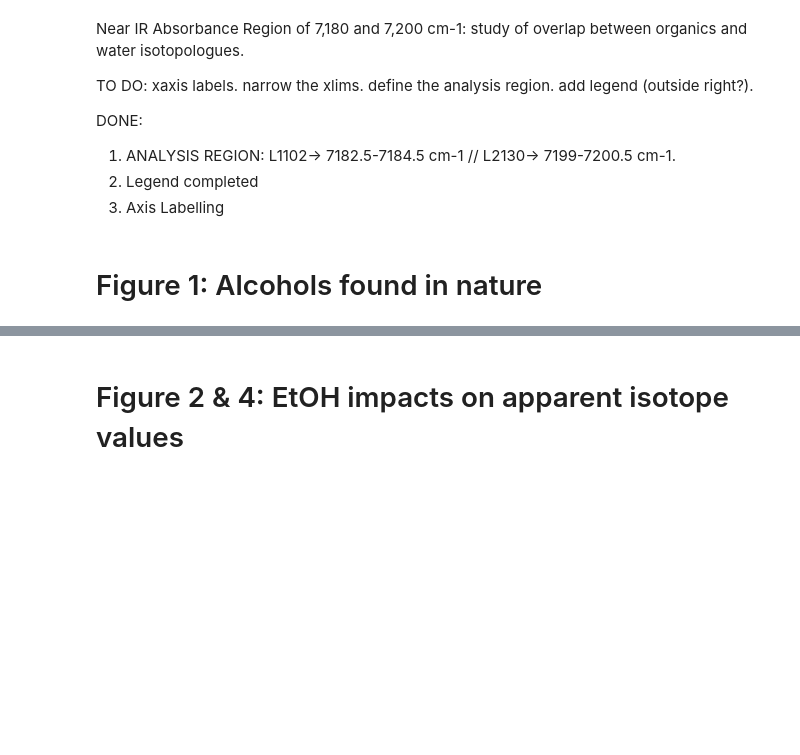
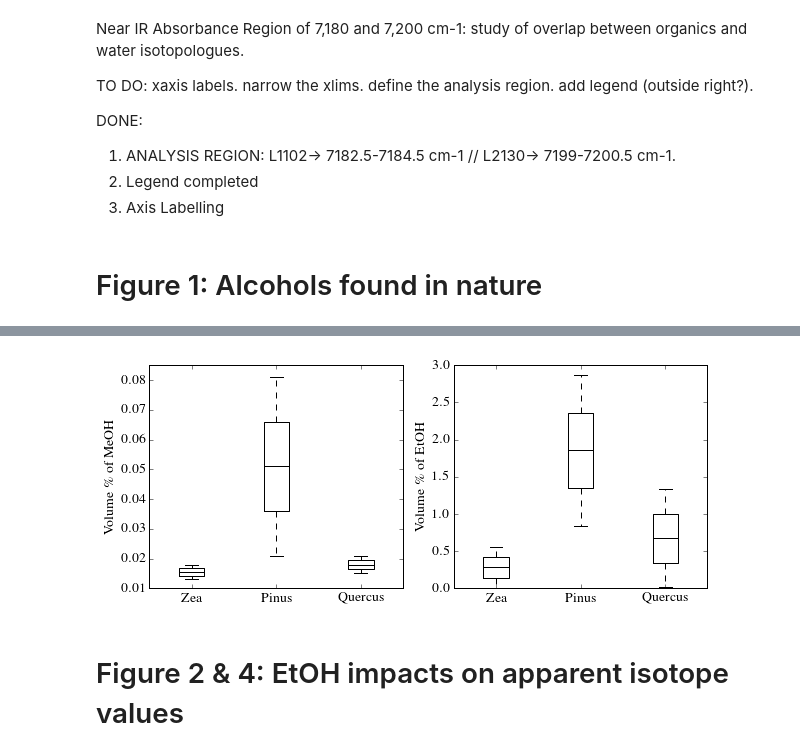
Before and after one commit to wolfhelius/isodopes, a Jupyter notebook: Isodopes Plotting.ipynb, the cells around one changed output, grey strips where cells are left out. Drawn from its saved outputs; the diff is of its cells as text; code cells hidden in the pictures; blank space fills up the shorter version.

```diff
--- a/Isodopes Plotting.ipynb
+++ b/Isodopes Plotting.ipynb
@@ -71,5 +93,5 @@ DONE:
 # %% [markdown]
 # Figure 1: Alcohols found in nature
 # %%
-fieldnmr_file = r'./dat/field_sample_nmr.csv'
-fieldnmr = pd.read_csv(fieldnmr_file)
+#fieldnmr_file = r'./dat/field_sample_nmr.csv'
+fieldnmr = pd.read_csv(Data_dir + 'field_sample_nmr.csv')
@@ -110,3 +98,84 @@ axes[1].set_xticklabels(labels);
+# %%
+from pylab import *
+os.chdir(Fig_dir)
+#Define properties for plot style
+sizeOfFont = 14
+fontProperties = {'family':'serif','serif':['Times'],
+    'weight' : 'normal', 'size' : sizeOfFont}
+ticks_font = font_manager.FontProperties(family='Times', style='normal',
+    size=sizeOfFont, weight='normal', stretch='normal')
+rc('text', usetex=True)
+rc('font',**fontProperties)
+## add patch_artist=True option to ax.boxplot()
+## to get fill color
+#bp = ax.boxplot(data_to_plot, patch_artist=True)
+
+fig, axes = plt.subplots(1, 2, figsize=(10,4))
+
+# meoh natural concentrations
+meoh_data = [fieldnmr.Corn_Me, fieldnmr.Pine_Me, fieldnmr.Oak_Me]
+#axes[0].set_title("MeOH Concentrations")
+#axes[0].set_xlabel("Plant Genus")
+axes[0].set_ylabel("Volume $\%$ of MeOH")
+axes[0].set_ylim([0.01,0.085])
+bp = axes[0].boxplot(meoh_data);
+## change outline color, fill color and linewidth of the boxes
+for box in bp['boxes']:
+    # change outline color
+    box.set( color='black', linewidth=1)
+## change color and linewidth of the whiskers
+for whisker in bp['whiskers']:
+    whisker.set(color='black', linewidth=1)
+## change color and linewidth of the caps
+for cap in bp['caps']:
+    cap.set(color='black', linewidth=1)
+## change color and linewidth of the medians
+for median in bp['medians']:
+    median.set(color='black', linewidth=1)
+## change the style of fliers and their fill
+for flier in bp['fliers']:
+    flier.set(marker='o', color='black', alpha=0.5)
+
+# etoh natural concentrations
+etoh_data = [fieldnmr.Corn_Et, fieldnmr.Pine_Et, fieldnmr.Oak_Et]
+#axes[1].set_title("EtOH Concentrations")
+#axes[1].set_xlabel("Plant Genus")
+axes[1].set_ylabel("Volume $\%$ of EtOH")
+bp = axes[1].boxplot(etoh_data);
+## change outline color, fill color and linewidth of the boxes
+for box in bp['boxes']:
+    # change outline color
+    box.set( color='black', linewidth=1)
+## change color and linewidth of the whiskers
+for whisker in bp['whiskers']:
+    whisker.set(color='black', linewidth=1)
+## change color and linewidth of the caps
+for cap in bp['caps']:
+    cap.set(color='black', linewidth=1)
+## change color and linewidth of the medians
+for median in bp['medians']:
+    median.set(color='black', linewidth=1)
+## change the style of fliers and their fill
+for flier in bp['fliers']:
+    flier.set(marker='o', color='black', alpha=0.5)
+
+# x-axis labelling
+labels = [item.get_text() for item in axes[0].get_xticklabels()];
+labels[0] = 'Zea'
+labels[1] = 'Pinus'
+labels[2] = 'Quercus'
+axes[0].set_xticklabels(labels);
+
+labels = [item.get_text() for item in axes[1].get_xticklabels()];
+labels[0] = 'Zea'
+labels[1] = 'Pinus'
+labels[2] = 'Quercus'
+axes[1].set_xticklabels(labels);
+
+os.chdir(Fig_dir)
+plt.savefig('Fig1_Natural_Al.pdf', bbox_inches='tight')
+# %% [output]
+[figure, added]
 # %% [markdown]
 # Figure 2 & 4: EtOH impacts on apparent isotope values
 # %%
```
Also changed, not shown: parts of 13 cells of this notebook.
